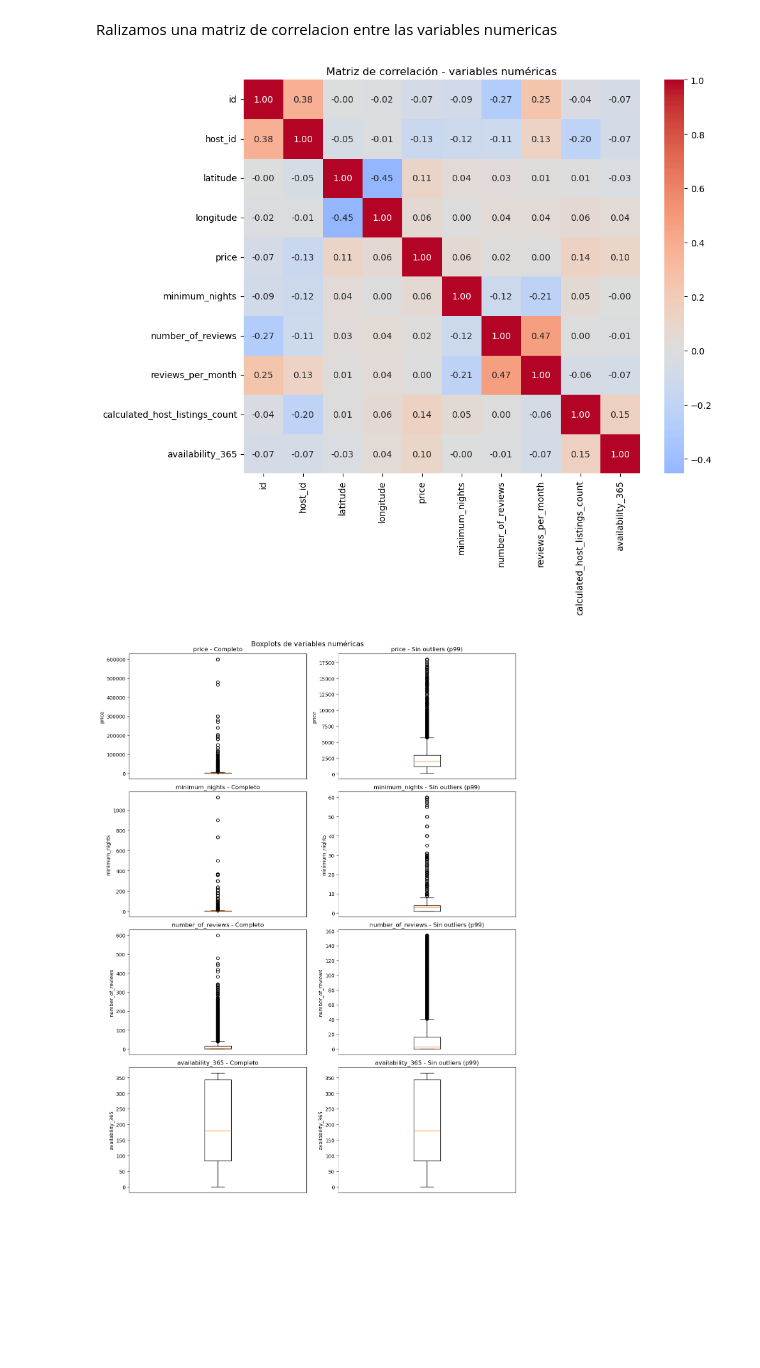
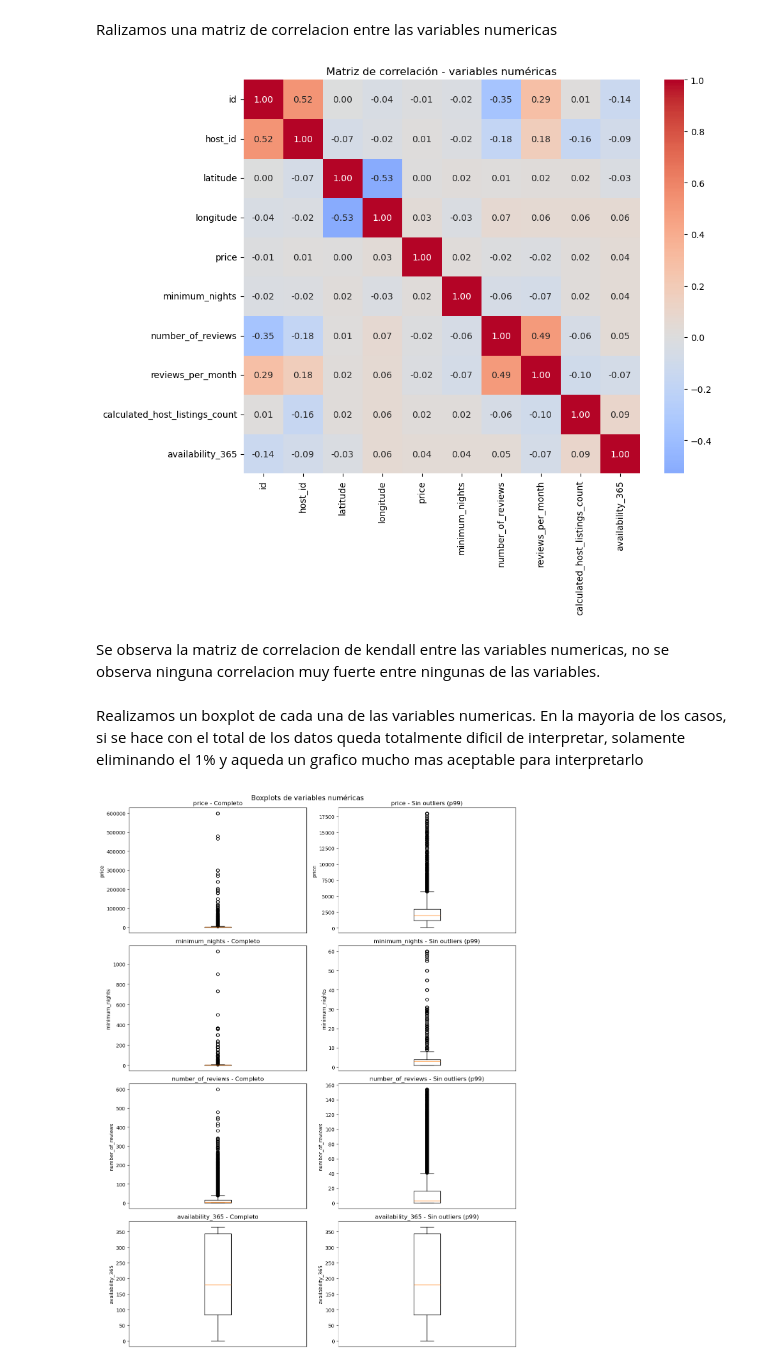
Before and after one commit to gonza29811/TP-analisis-de-datos, a Jupyter notebook: AirBnB.ipynb, the cells around one changed output. Drawn from its saved outputs; the diff is of its cells as text; code cells hidden in the pictures; blank space fills up the shorter version.

Commit message:
correcion de graficos

```diff
--- a/AirBnB.ipynb
+++ b/AirBnB.ipynb
@@ -279,14 +275,18 @@ plt.show()
 Ralizamos una matriz de correlacion entre las variables numericas
 # %%
 numerical_cols = df.select_dtypes(include=['number']).columns
-corr = df[numerical_cols].corr(method='kendall')
+corr = df[numerical_cols].corr()
 
 plt.figure(figsize=(10, 8))
 sns.heatmap(corr, annot=True, fmt=".2f", cmap="coolwarm", center=0)
 plt.title("Matriz de correlación - variables numéricas")
 plt.show()
 # %% [output]
-[figure, old version]
+[figure, new version]
+# %% [markdown]
+Se observa la matriz de correlacion de kendall entre las variables numericas, no se observa ninguna correlacion muy fuerte entre ningunas de las variables.
+# %% [markdown]
+Realizamos un boxplot de cada una de las variables numericas. En la mayoria de los casos, si se hace con el total de los datos queda totalmente dificil de interpretar, solamente eliminando el 1% y aqueda un grafico mucho mas aceptable para interpretarlo
 # %%
 variables = ['price', 'minimum_nights', 'number_of_reviews', 'availability_365']
 
```
Also changed, not shown: parts of 7 cells of this notebook.
